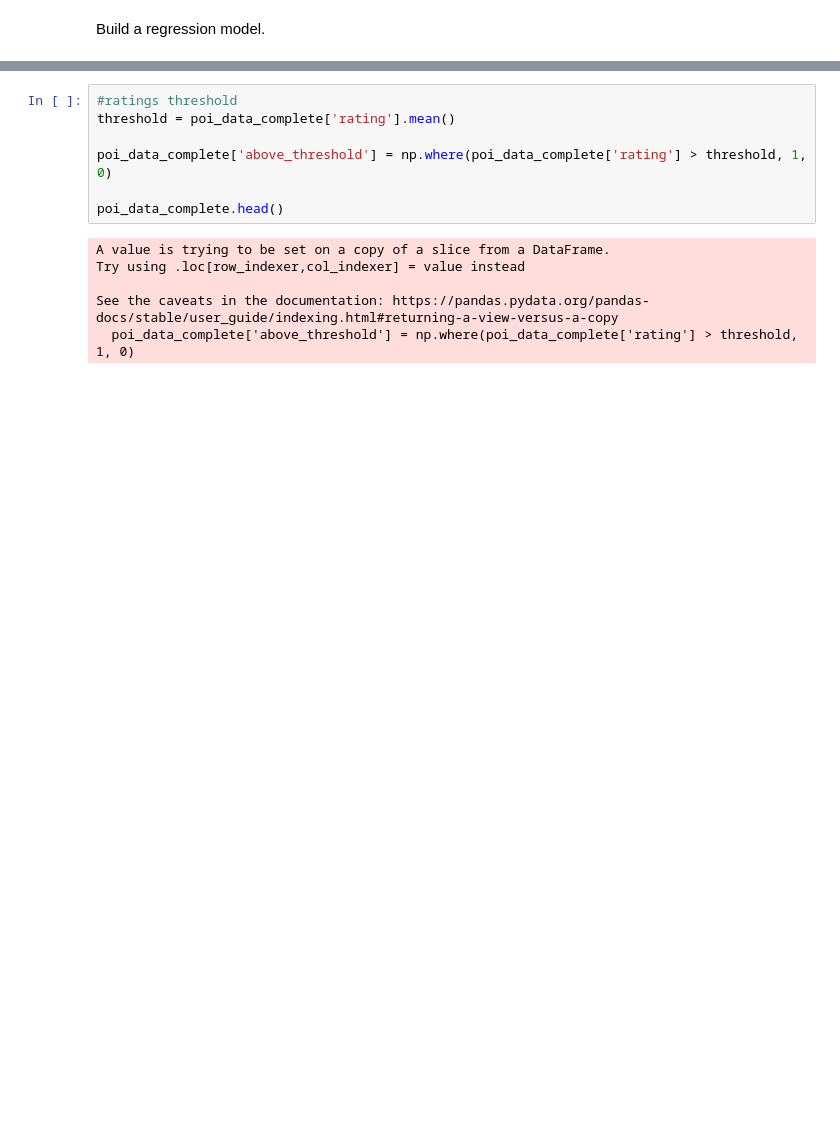
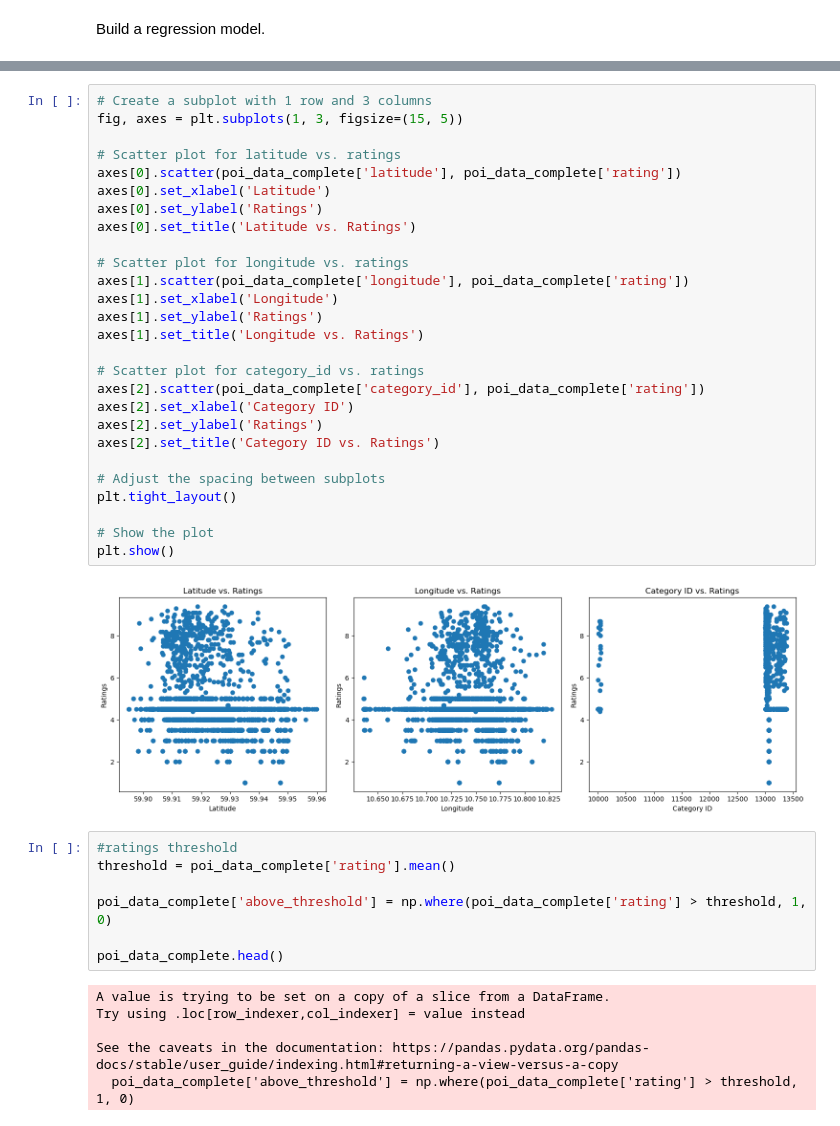
Before and after one commit to skyler22wilson/statistical_modeling, a Jupyter notebook: notebooks/model_building.ipynb, the cells around one changed output, grey strips where cells are left out. Drawn from its saved outputs; the diff is of its cells as text; blank space fills up the shorter version.

```diff
--- a/notebooks/model_building.ipynb
+++ b/notebooks/model_building.ipynb
@@ -45,6 +47,35 @@ Notes:
 [1] Standard Errors assume that the covariance matrix of the errors is correctly specified.
 [2] The condition number is large, 7.57e+07. This might indicate that there are
 strong multicollinearity or other numerical problems.
+# %%
+# Create a subplot with 1 row and 3 columns
+fig, axes = plt.subplots(1, 3, figsize=(15, 5))
+
+# Scatter plot for latitude vs. ratings
+axes[0].scatter(poi_data_complete['latitude'], poi_data_complete['rating'])
+axes[0].set_xlabel('Latitude')
+axes[0].set_ylabel('Ratings')
+axes[0].set_title('Latitude vs. Ratings')
+
+# Scatter plot for longitude vs. ratings
+axes[1].scatter(poi_data_complete['longitude'], poi_data_complete['rating'])
+axes[1].set_xlabel('Longitude')
+axes[1].set_ylabel('Ratings')
+axes[1].set_title('Longitude vs. Ratings')
+
+# Scatter plot for category_id vs. ratings
+axes[2].scatter(poi_data_complete['category_id'], poi_data_complete['rating'])
+axes[2].set_xlabel('Category ID')
+axes[2].set_ylabel('Ratings')
+axes[2].set_title('Category ID vs. Ratings')
+
+# Adjust the spacing between subplots
+plt.tight_layout()
+
+# Show the plot
+plt.show()
+# %% [output]
+[figure, added]
 # %%
 #ratings threshold
 threshold = poi_data_complete['rating'].mean()
```
Also changed, not shown: parts of 8 cells of this notebook.
